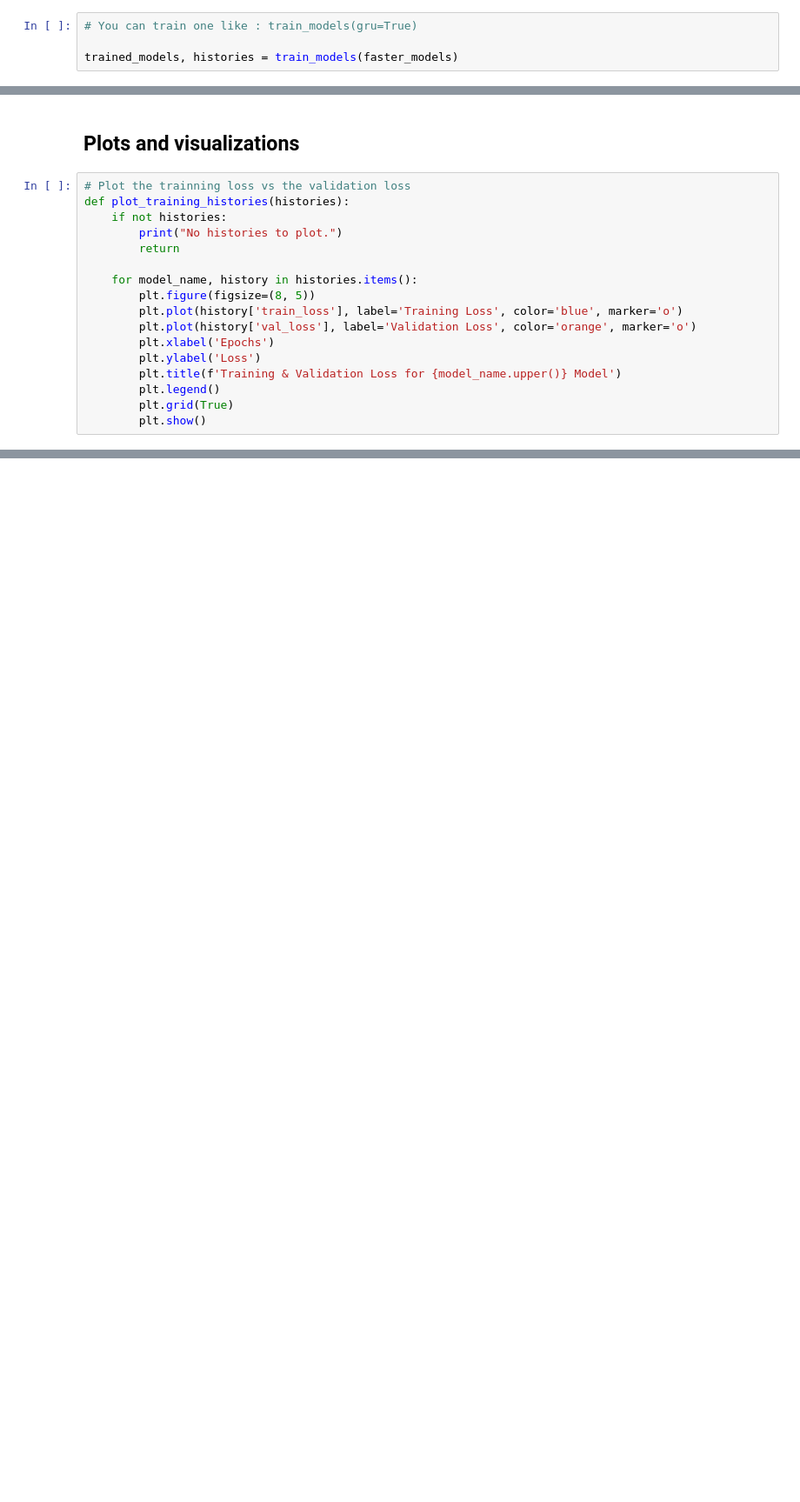
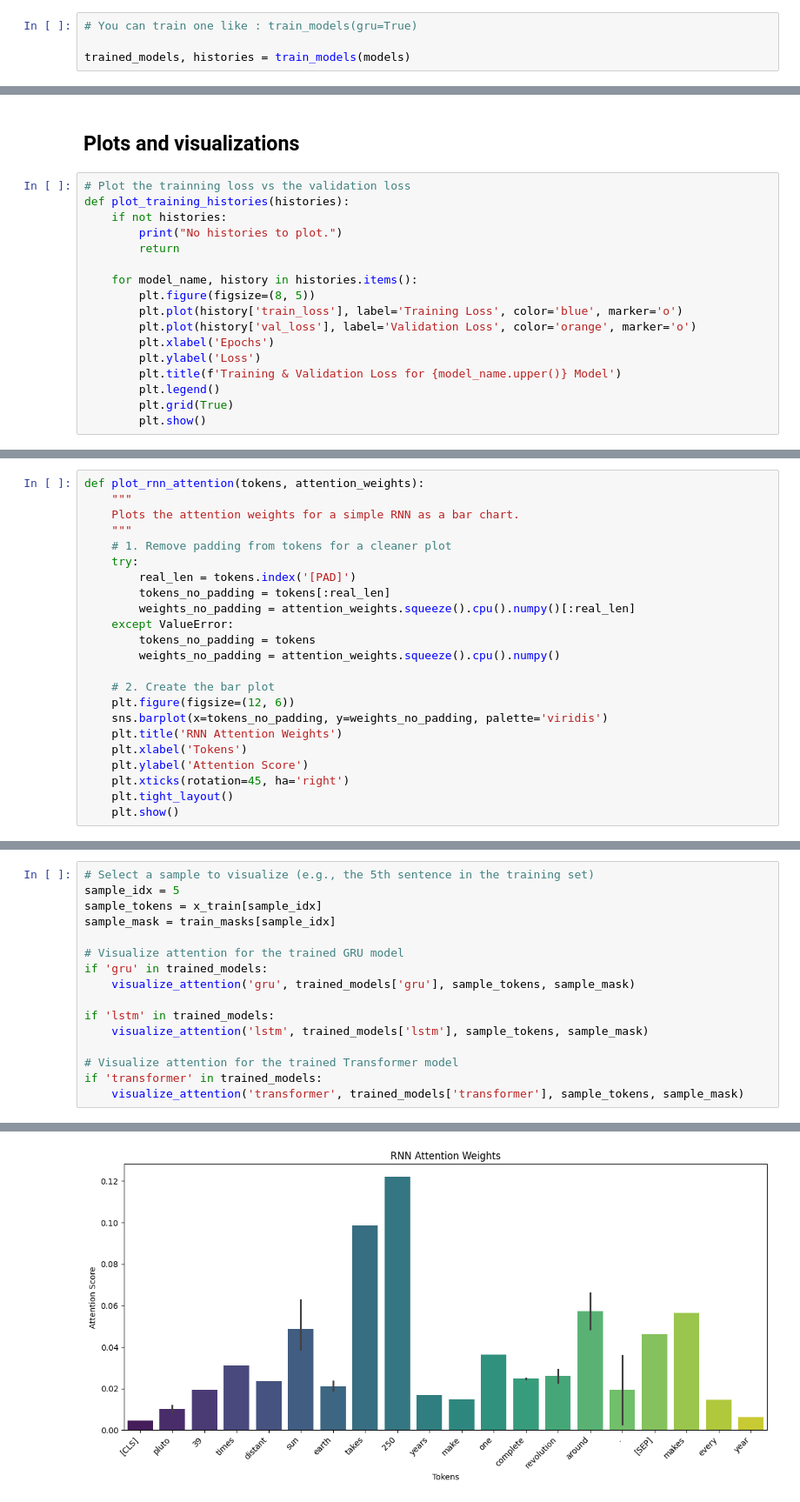
Before and after one commit to Danielccn8/Team-Assignment-2-NLP, a Jupyter notebook: Notebooks/Combine models V4.ipynb, the cells around one changed output, grey strips where cells are left out. Shown: that part at 87% size. Drawn from its saved outputs; the diff is of its cells as text; blank space fills up the shorter version.

Commit message:
Added plots, and attention visualization

```diff
--- a/Notebooks/Combine models V4.ipynb
+++ b/Notebooks/Combine models V4.ipynb
@@ -900,4 +977,4 @@ def train_models(models_to_train):
 # %%
 # You can train one like : train_models(gru=True)
 
-trained_models, histories = train_models(faster_models)
+trained_models, histories = train_models(models)
@@ -1001,0 +1139,23 @@ plot_training_histories(histories)
+# %%
+def plot_rnn_attention(tokens, attention_weights):
+    """
+    Plots the attention weights for a simple RNN as a bar chart.
+    """
+    # 1. Remove padding from tokens for a cleaner plot
+    try:
+        real_len = tokens.index('[PAD]')
+        tokens_no_padding = tokens[:real_len]
+        weights_no_padding = attention_weights.squeeze().cpu().numpy()[:real_len]
+    except ValueError:
+        tokens_no_padding = tokens
+        weights_no_padding = attention_weights.squeeze().cpu().numpy()
+
+    # 2. Create the bar plot
+    plt.figure(figsize=(12, 6))
+    sns.barplot(x=tokens_no_padding, y=weights_no_padding, palette='viridis')
+    plt.title('RNN Attention Weights')
+    plt.xlabel('Tokens')
+    plt.ylabel('Attention Score')
+    plt.xticks(rotation=45, ha='right')
+    plt.tight_layout()
+    plt.show()
@@ -1001,0 +1204,17 @@ plot_training_histories(histories)
+# %%
+# Select a sample to visualize (e.g., the 5th sentence in the training set)
+sample_idx = 5
+sample_tokens = x_train[sample_idx]
+sample_mask = train_masks[sample_idx]
+
+# Visualize attention for the trained GRU model
+if 'gru' in trained_models:
+    visualize_attention('gru', trained_models['gru'], sample_tokens, sample_mask)
+
+if 'lstm' in trained_models:
+    visualize_attention('lstm', trained_models['lstm'], sample_tokens, sample_mask)
+
+# Visualize attention for the trained Transformer model
+if 'transformer' in trained_models:
+    visualize_attention('transformer', trained_models['transformer'], sample_tokens, sample_mask)
+# %% [output]
@@ -1001,0 +1225 @@ plot_training_histories(histories)
+[figure, added]
```
Also changed, not shown: parts of 18 cells of this notebook.
